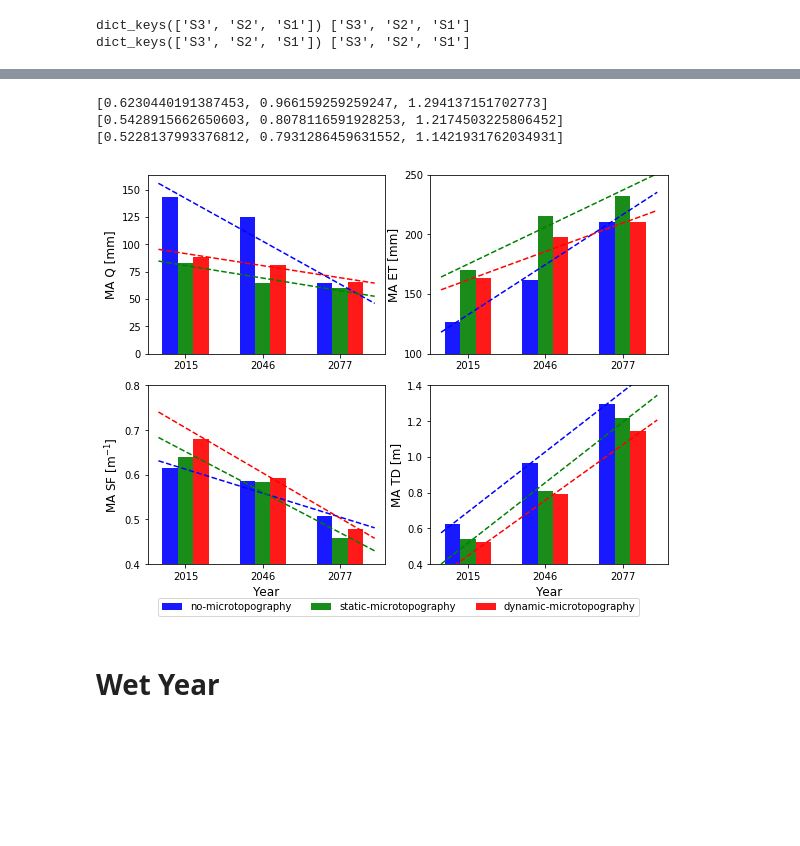
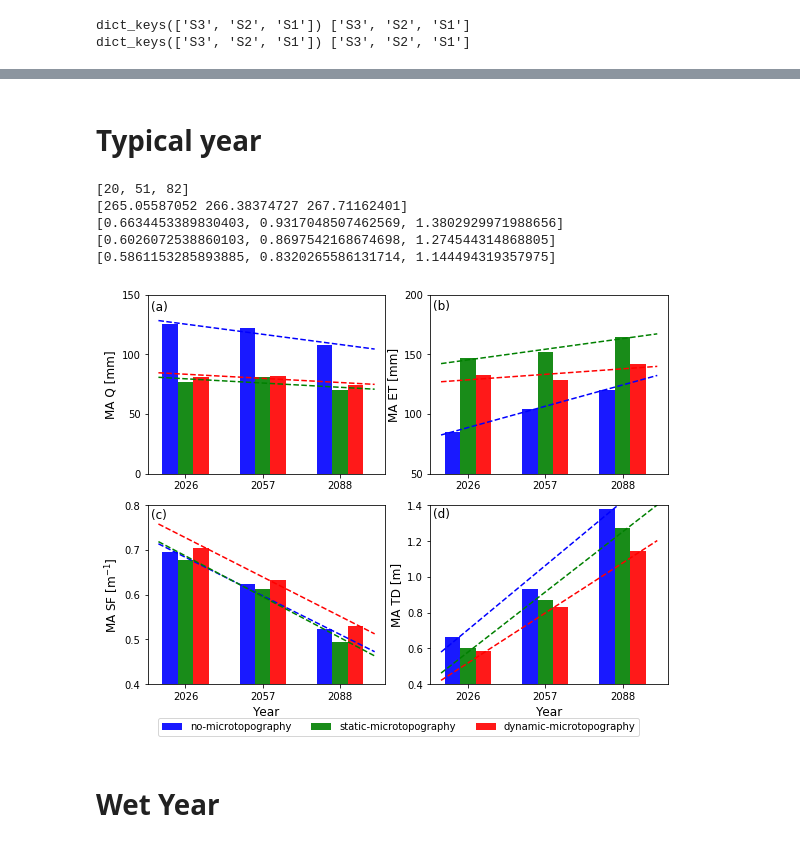
Before and after one commit to ajkhattak/python-scripts, a Jupyter notebook: barrow/watershed/plot_watershed_fromFile_Year.ipynb, the cells around one changed output, grey strips where cells are left out. Saved outputs shown, nothing was run; the diff lists cells and outputs as text; code cells hidden in the pictures; blank space fills up the shorter version.

```diff
--- a/barrow/watershed/plot_watershed_fromFile_Year.ipynb
+++ b/barrow/watershed/plot_watershed_fromFile_Year.ipynb
@@ -402,4 +392,12 @@ print (precip_annual[cesm_years], )
+# %% [markdown]
+# Typical year
 # %%
+cesm_years_o = [2015+11, 2015 + 11 +31, 2015 + 11 +31*2]
+cesm_years = [x - 2006 for x in cesm_years_o]
+
+print (cesm_years)
+print (precip_annual[cesm_years], )
+
 fig, axs = plt.subplots(2,2, figsize=(8,6), facecolor='w', edgecolor='k',gridspec_kw={'width_ratios':[1,1]})
 fig.subplots_adjust(hspace =.02, wspace=1.02)
 plt.tight_layout()
@@ -425,12 +423,12 @@ for i1, i in enumerate([2,1,0]):
     xxx = np.arange(-.15,2.7,0.1)
     axs[0].plot(xxx,p(xxx),color=Colors[i], linestyle='--')
 
-#axs[0].legend()
 axs[0].set_ylabel('MA Q [mm]',fontsize=12, fontweight='normal')
-#axs[0].set_xlabel('Year',fontsize=12, fontweight='normal')
 axs[0].set_xticks(x+0.2)
 axs[0].set_xticklabels(cesm_years_o)
-#axs[0].set_ylim(50,100)
+
+axs[0].set_yticks(np.arange(0,150.01,50))
+axs[0].set_ylim(0,150)
 
 # ET
 dat = []
@@ -452,8 +450,8 @@ axs[1].set_ylabel('MA ET [mm]',fontsize=12, fontweight='normal')
 #axs[0].set_xlabel('Year',fontsize=12, fontweight='normal')
 axs[1].set_xticks(x+0.2)
 axs[1].set_xticklabels(cesm_years_o)
-axs[1].set_yticks(np.arange(100,251,50))
-axs[1].set_ylim(100,250)
+axs[1].set_yticks(np.arange(50,251,50))
+axs[1].set_ylim(50,200)
 
 # Saturated Fraction
 for i1, i in enumerate([2,1,0]):
@@ -477,39 +475,47 @@ axs[2].set_ylabel('MA SF [m$^{-1}$]',fontsize=12, fontweight='normal')
 axs[2].set_xticks(x+0.2)
 axs[2].set_xticklabels(cesm_years_o)
 axs[2].set_yticks(np.arange(0.4,0.801,0.1))
 axs[2].set_ylim(0.4,0.8)
 
 # MA Thaw depth
 for i1, i in enumerate([2,1,0]):
     s = SimLabels[i]
     d = []
     for k1,k in enumerate(cesm_years):
         #print (k1, k, s)
         d.append(ATD_annual[s][k])
 
     xx = x + i1*0.2
     pc = np.polyfit(xx, d, 1)
     p = np.poly1d(pc)
     xxx = np.arange(-.15,2.7,0.1)
     print (d)
     axs[3].bar(xx, height=d, width=0.2,color=Colors[i],alpha=0.9,label=Labels[i])
     axs[3].plot(xxx,p(xxx),color=Colors[i], linestyle='--')
 
 #plt.legend()
 axs[3].set_ylabel('MA TD [m]',fontsize=12, fontweight='normal')
 axs[3].set_xlabel('Year',fontsize=12, fontweight='normal')
 axs[2].set_xlabel('Year',fontsize=12, fontweight='normal')
 axs[3].set_xticks(x+0.2)
 axs[3].set_xticklabels(cesm_years_o)
-axs[2].set_yticks(np.arange(0.4,0.801,0.1))
+#axs[2].set_yticks(np.arange(0.4,0.801,0.1))
 axs[3].set_ylim(0.4,1.4)
 axs[3].legend(loc='upper right', fontsize=10, ncol=3, bbox_to_anchor=(0.8,-0.26, .1, .1))
-plt.savefig(outfile+'/Q_ET_SF_TD-2016.pdf', bbox_inches='tight', dpi=500)
+
+A = ['a', 'b','c', 'd']
+loc = [[-0.25,i] for i in [137,188,0.77,1.33]]
+for i in range(4):
+    axs[i].text(loc[i][0],loc[i][1],'(%s)'%A[i],fontsize=12)
+
+plt.savefig(outfile+'/Q_ET_SF_TD-average.pdf', bbox_inches='tight', dpi=500)
 # %% [output]
-[0.6230440191387453, 0.966159259259247, 1.294137151702773]
-[0.5428915662650603, 0.8078116591928253, 1.2174503225806452]
-[0.5228137993376812, 0.7931286459631552, 1.1421931762034931]
+[20, 51, 82]
+[265.05587052 266.38374727 267.71162401]
+[0.6634453389830403, 0.9317048507462569, 1.3802929971988656]
+[0.6026072538860103, 0.8697542168674698, 1.274544314868805]
+[0.5861153285893885, 0.8320265586131714, 1.144494319357975]
-[figure, old version]
+[figure, new version]
 # %%
 a1= (1.14 - 0.52)/0.52*100
 a2= (1.07 - 0.51)/0.51*100
```
Also changed, not shown: parts of 13 cells of this notebook, 8 other files.
